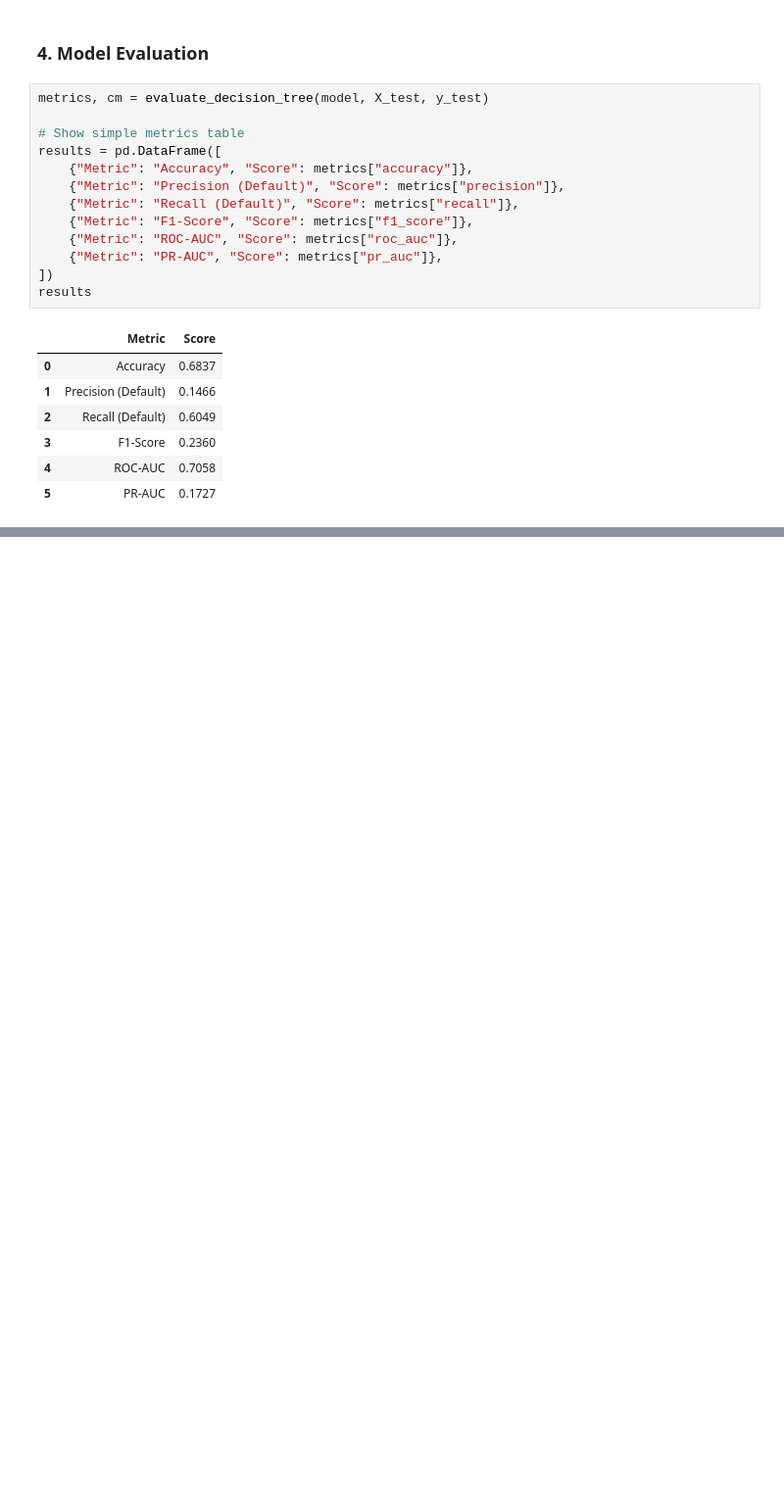
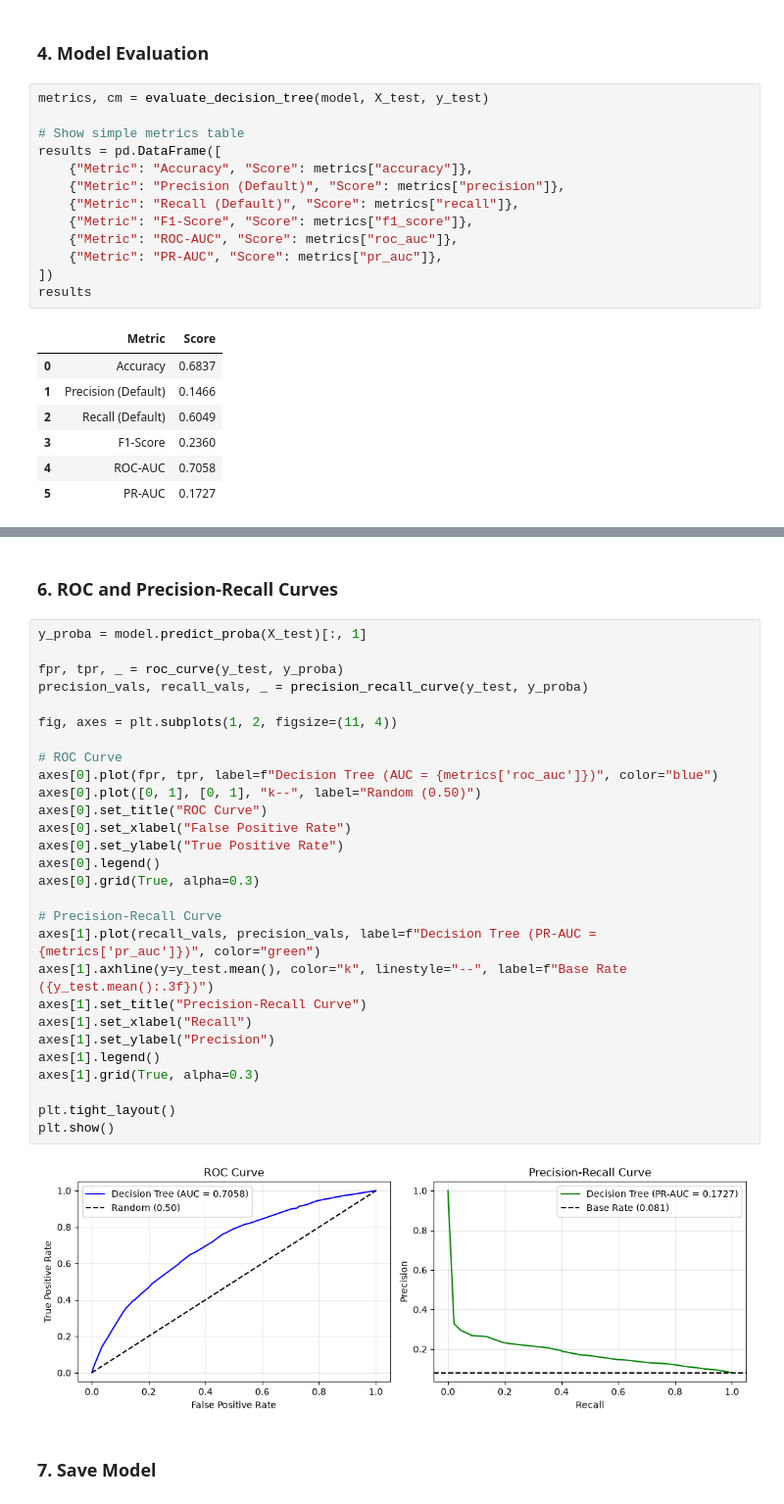
Before and after one commit to Pasiya990/FDM-AutoMobile_Loan_Default_Modelling, a Jupyter notebook: notebooks/05_baseline_models.ipynb, the cells around one changed output, grey strips where cells are left out. Shown at 98% size. Saved outputs shown, nothing was run; the diff lists cells and outputs as text; blank space fills up the shorter version.

```diff
--- a/notebooks/05_baseline_models.ipynb
+++ b/notebooks/05_baseline_models.ipynb
@@ -61,0 +80,34 @@ results
+# %% [markdown]
+### 6. ROC and Precision-Recall Curves
+# %%
+y_proba = model.predict_proba(X_test)[:, 1]
+
+fpr, tpr, _ = roc_curve(y_test, y_proba)
+precision_vals, recall_vals, _ = precision_recall_curve(y_test, y_proba)
+
+fig, axes = plt.subplots(1, 2, figsize=(11, 4))
+
+# ROC Curve
+axes[0].plot(fpr, tpr, label=f"Decision Tree (AUC = {metrics['roc_auc']})", color="blue")
+axes[0].plot([0, 1], [0, 1], "k--", label="Random (0.50)")
+axes[0].set_title("ROC Curve")
+axes[0].set_xlabel("False Positive Rate")
+axes[0].set_ylabel("True Positive Rate")
+axes[0].legend()
+axes[0].grid(True, alpha=0.3)
+
+# Precision-Recall Curve
+axes[1].plot(recall_vals, precision_vals, label=f"Decision Tree (PR-AUC = {metrics['pr_auc']})", color="green")
+axes[1].axhline(y=y_test.mean(), color="k", linestyle="--", label=f"Base Rate ({y_test.mean():.3f})")
+axes[1].set_title("Precision-Recall Curve")
+axes[1].set_xlabel("Recall")
+axes[1].set_ylabel("Precision")
+axes[1].legend()
+axes[1].grid(True, alpha=0.3)
+
+plt.tight_layout()
+plt.show()
+# %% [output]
+[figure, added]
+# %% [markdown]
+### 7. Save Model
```
Also changed, not shown: parts of 4 cells of this notebook.
